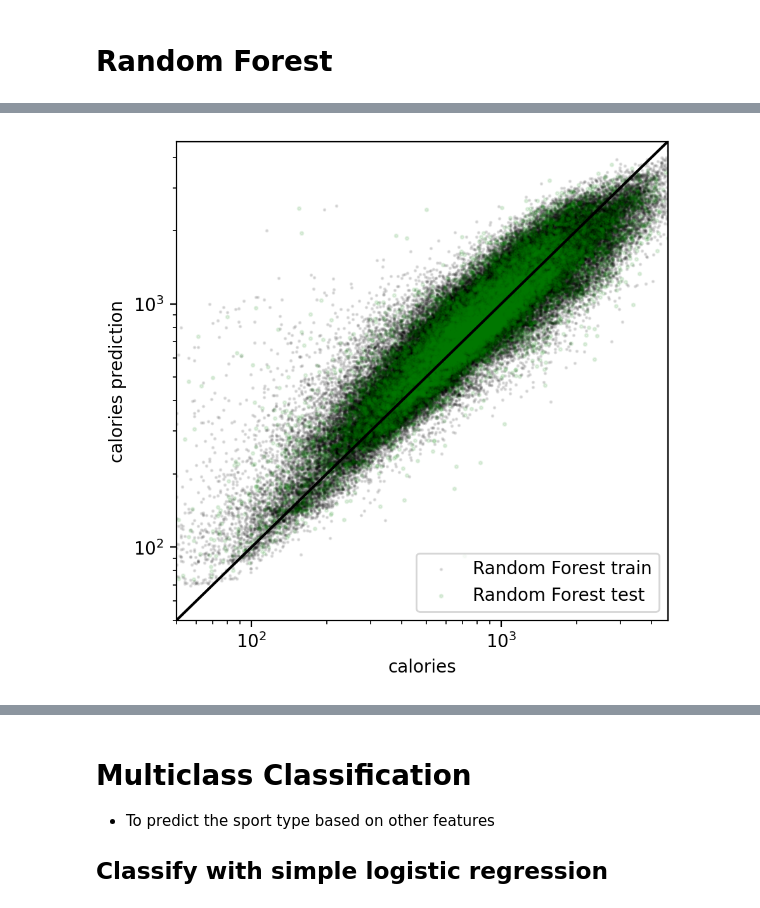
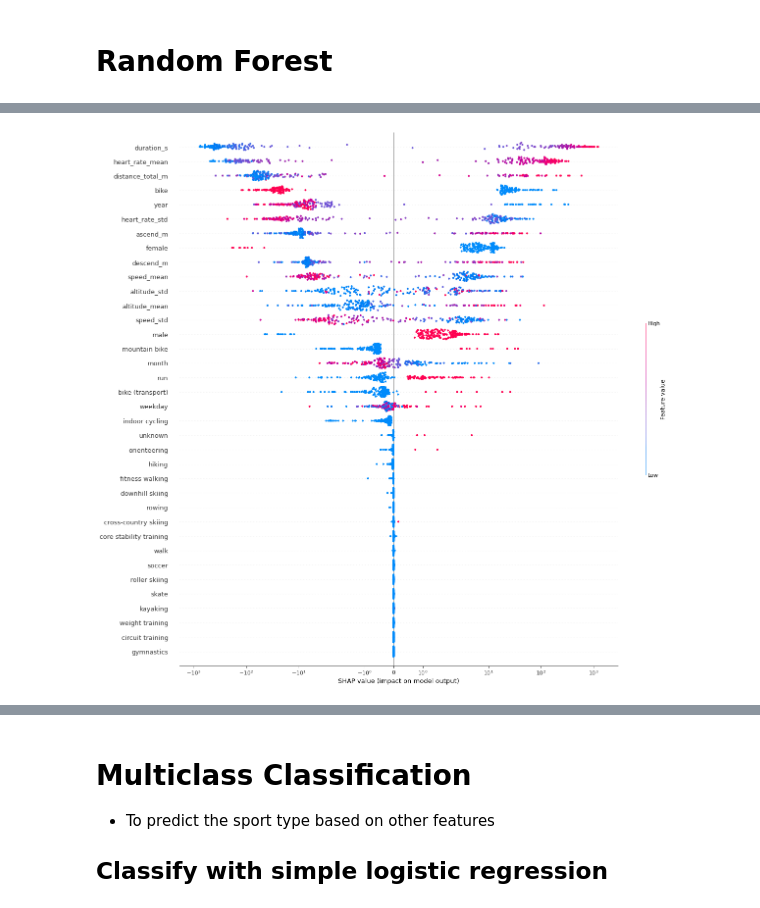
Before and after one commit to wangjing0/RS, a Jupyter notebook: Modeling.ipynb, the cells around one changed output, grey strips where cells are left out. Saved outputs shown, nothing was run; the diff lists cells and outputs as text; code cells hidden in the pictures.

```diff
--- a/Modeling.ipynb
+++ b/Modeling.ipynb
@@ -3,14 +3,9 @@ import pandas as pd
 import numpy as np
 import joblib
 import pickle
-from Utils.Transformer import Transformer
-
 import seaborn as sns
 import matplotlib.pyplot as plt
 from matplotlib.colors import LogNorm, Normalize
-from Utils.Transformer import Transformer
-from Utils.label_encoder import label_encoder
-
 from IPython.display import display, Markdown
 from scipy.stats import *
 
@@ -39,6 +34,8 @@ warnings.simplefilter(action='ignore', category=FutureWarning)
 warnings.simplefilter(action='ignore', category=ConvergenceWarning)
 
 %matplotlib inline
+
+TRAIN = False # True for training, False for loading trained model
 # %%
 df_raw = pd.read_pickle("./data/df_proper_cleaned.pkl")
 # %%
@@ -111,7 +108,7 @@ class Transformer(object):
         for feature in features:
             if feature =='start_time':
                 date = pd.to_datetime(X[feature])
-                #df['year'] = date.dt.year
+                df['year'] = date.dt.year
                 df['month'] = date.dt.month
                 df['weekday'] = date.dt.weekday
             if feature =='gender':
@@ -418,10 +433,9 @@ R2 =  0.740
 # %%
-plt.figure(figsize=(5,5),dpi=200)
-plt.plot(target_limit, target_limit, color = 'k', label = '' )
-plt.scatter(train_raw[target], y_train_pred_rfr, c = 'k', s = 1, alpha = 0.1, label ='Random Forest train')
-plt.scatter(test_raw[target], y_test_pred_rfr, c = 'g', s = 3, alpha = 0.1, label ='Random Forest test')
-plt.xlabel(target), plt.ylabel(target + ' prediction'),
-plt.xscale('log'), plt.yscale('log')
-plt.xlim(target_limit), plt.ylim(target_limit)
-plt.legend();
+import shap
+shap.initjs()
+shap_model = search.best_estimator_['rfr']
+X_test = search.best_estimator_['transformer'].fit_transform(test_raw[features][:200])
+
+shap_values = shap.TreeExplainer(shap_model).shap_values(X_test)
+shap.summary_plot(shap_values, X_test, plot_size = (20,20), max_display=len(X_test), use_log_scale = True)
 # %% [output]
@@ -428 +443 @@ plt.legend();
-[figure, old version]
+[figure, new version]
```
Also changed, not shown: parts of 61 cells of this notebook, 27 other files.
